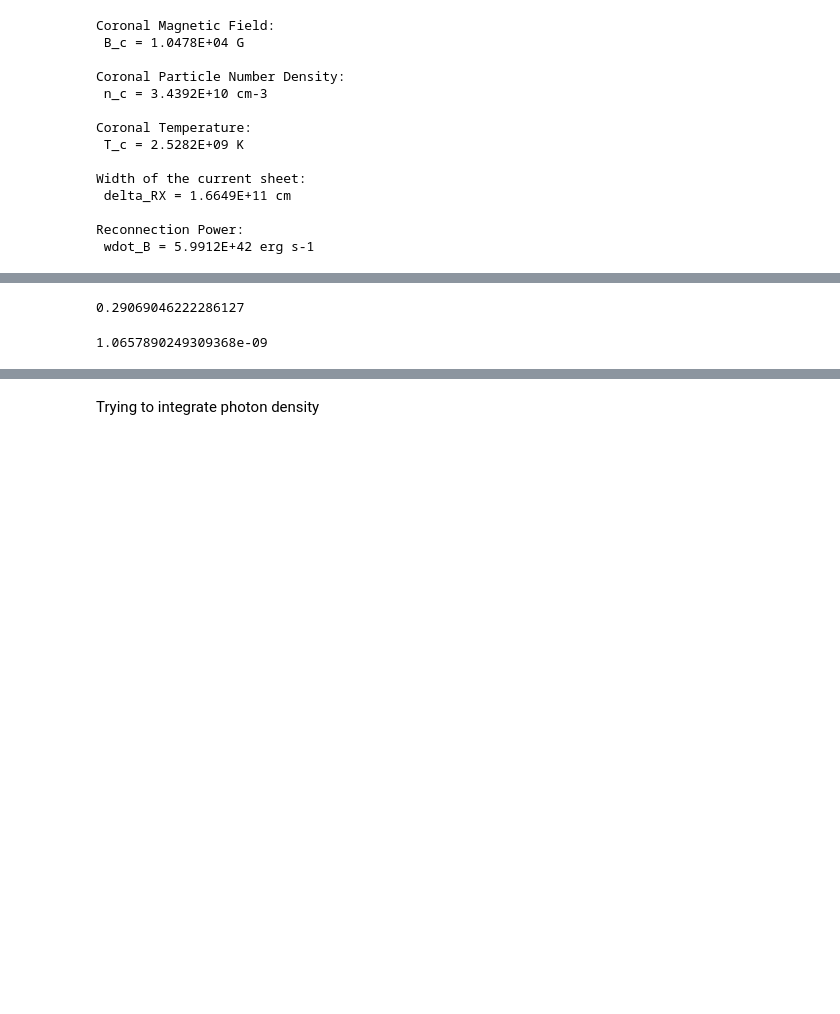
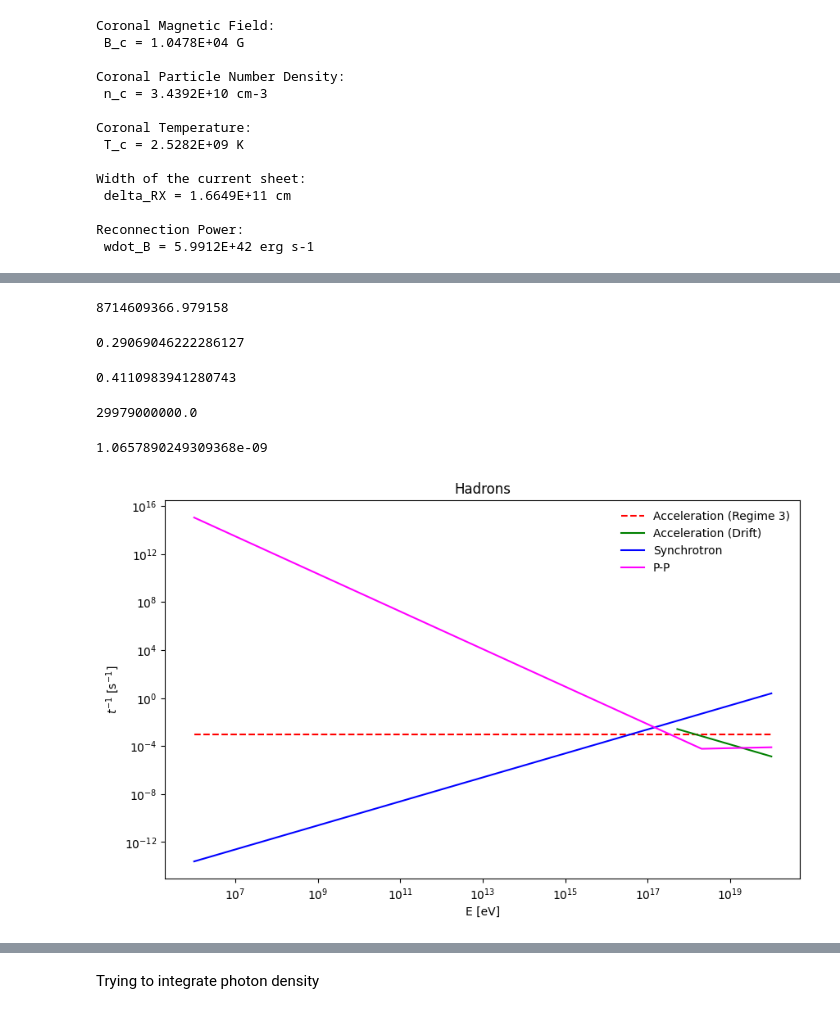
Before and after one commit to luanapassosreis/AGN_Studies, a Jupyter notebook: acc_cooling_rates.ipynb, the cells around one changed output, grey strips where cells are left out. Cells and saved outputs as stored; diff of their text form; code cells hidden in the pictures; blank space fills up the shorter version.

Commit message:
trying to recalculate rates

```diff
--- a/acc_cooling_rates.ipynb
+++ b/acc_cooling_rates.ipynb
@@ -44,9 +44,10 @@ Width of the current sheet:
 Reconnection Power:
  wdot_B = 5.9912E+42 erg s-1
 # %%
-Ep = np.linspace(1e2, 1e20) * eV # Energy range [erg]
-Ee = np.linspace(1e2, 1e15) * eV
-Ep_drift = np.linspace(5.23e17, 1e20) * eV
-Ee_drift = np.linspace(5.23e17, 1e15) * eV
+## Energy range for protons and electrons [erg]
 
-rho = n_c * mp # [g cm-3] fluid density
+Ep = np.linspace(1e6, 1e20) * eV  # (1e2, 1e20)
+Ee = np.linspace(1e6, 1e20) * eV  # (1e2, 1e15)
+
+Ep_drift = np.linspace(5.23e+17, 1e20) * eV
+Ee_drift = np.linspace(2.85e+14, 1e20) * eV
@@ -53,12 +61,56 @@ rho = n_c * mp # [g cm-3] fluid density
 # %%
+## Alfvén Speed
+
 v_a0 = B_c / np.sqrt(4 * np.pi * rho)
 
 va = v_a0 * coronal_data.Gamma
-
-va/c
+va
 # %% [output]
-0.29069046222286127
+8714609366.979158
+# %%
+va/c
+# %% [output]
+0.29069046222286127
+# %%
+v_a0 / c
+# %% [output]
+0.4110983941280743
+# %%
+c
+# %% [output]
+29979000000.0
 # %%
 eV / mpc2
 # %% [output]
 1.0657890249309368e-09
+# %%
+## hadrons
+
+plt.figure(figsize=(10, 6))
+
+## acceleration
+plt.loglog(Ep/eV,[1/time_acc_regime3(va, delta_RX)]*len(Ep),'--',label='Acceleration (Regime 3)',color='red')
+plt.loglog(Ep_drift/eV,1/timeacc_drift(Ep_drift, B_c, va),label='Acceleration (Drift)',color='green')
+
+## losses
+plt.loglog(Ep/eV,rate_synch_p(B_c, Ep),label='Synchrotron',color='blue')
+plt.loglog(Ep/eV,rate_p_p(n_c, Ep),label='P-P',color='magenta')
+# plt.loglog(Ep/eV,cooling_rate,label='P-gamma (X)',color='cyan')
+# plt.loglog(Ep/eV,cooling_rate_OUV,label='P-gamma (OUV)',color='darkblue')
+# plt.loglog(Ep/eV,cooling_rate_bth_isotropic,label='B-H (X)',color='orange')
+# plt.loglog(Ep/eV,cooling_rate_bth_ou,label='B-H (OUV)',color='purple')
+
+# plt.xlim((1e9,Ep.max()/eV))
+# plt.ylim((1e-11,1e9))
+
+plt.xlabel('E [eV]')
+plt.ylabel('$t^{-1}$ [s$^{-1}$]')
+plt.title('Hadrons')
+
+plt.legend(frameon=False,loc='upper right')
+# plt.xticks([1e9,1e10,1e11,1e12,1e13,1e14,1e15],labels=['9','10','11','12','13','14','15'])
+plt.savefig('plots/cooling_hadrons_eV.png',dpi=300)
+
+plt.show()
+# %% [output]
+[figure, added]
```
Also changed, not shown: parts of 2 cells of this notebook, 7 other files.
